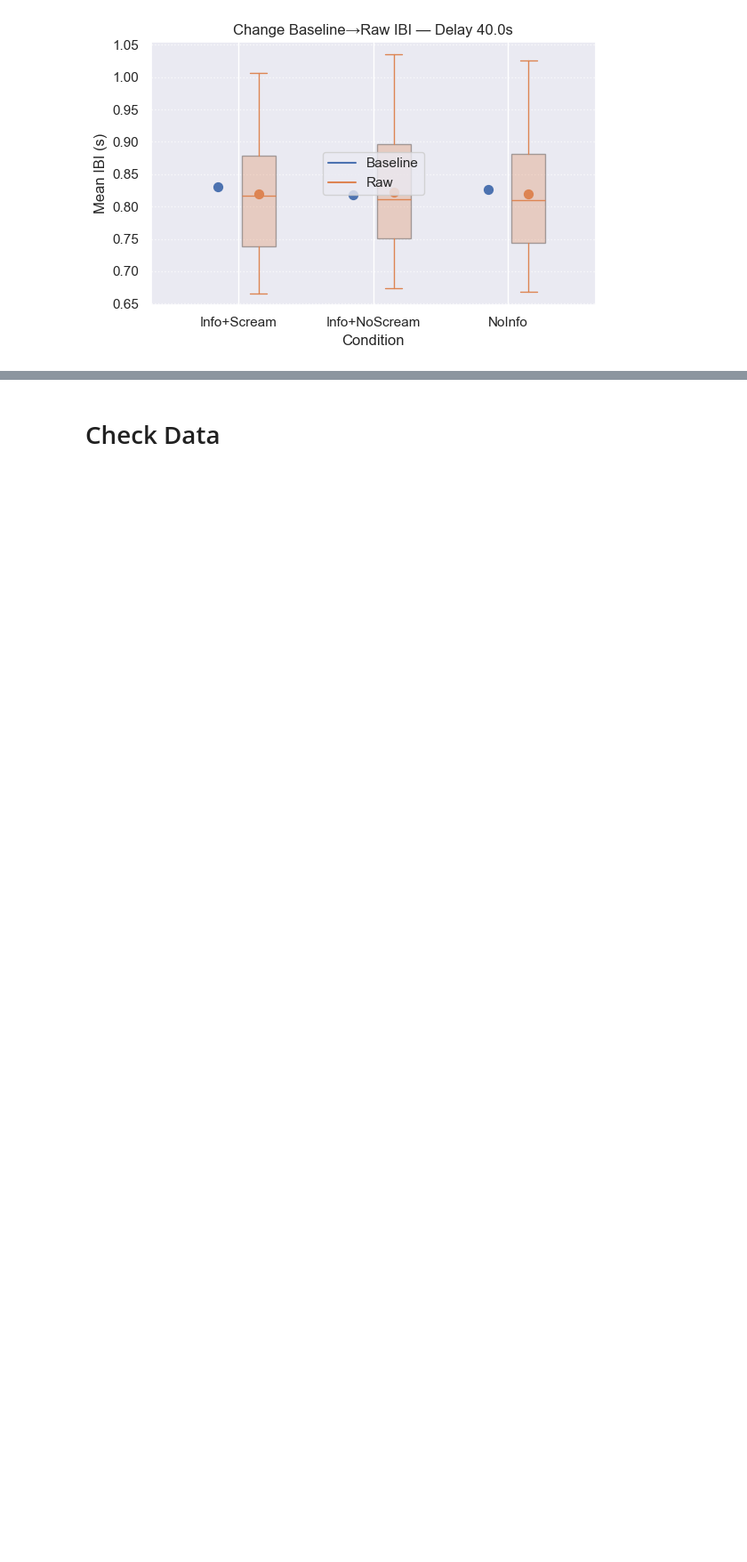
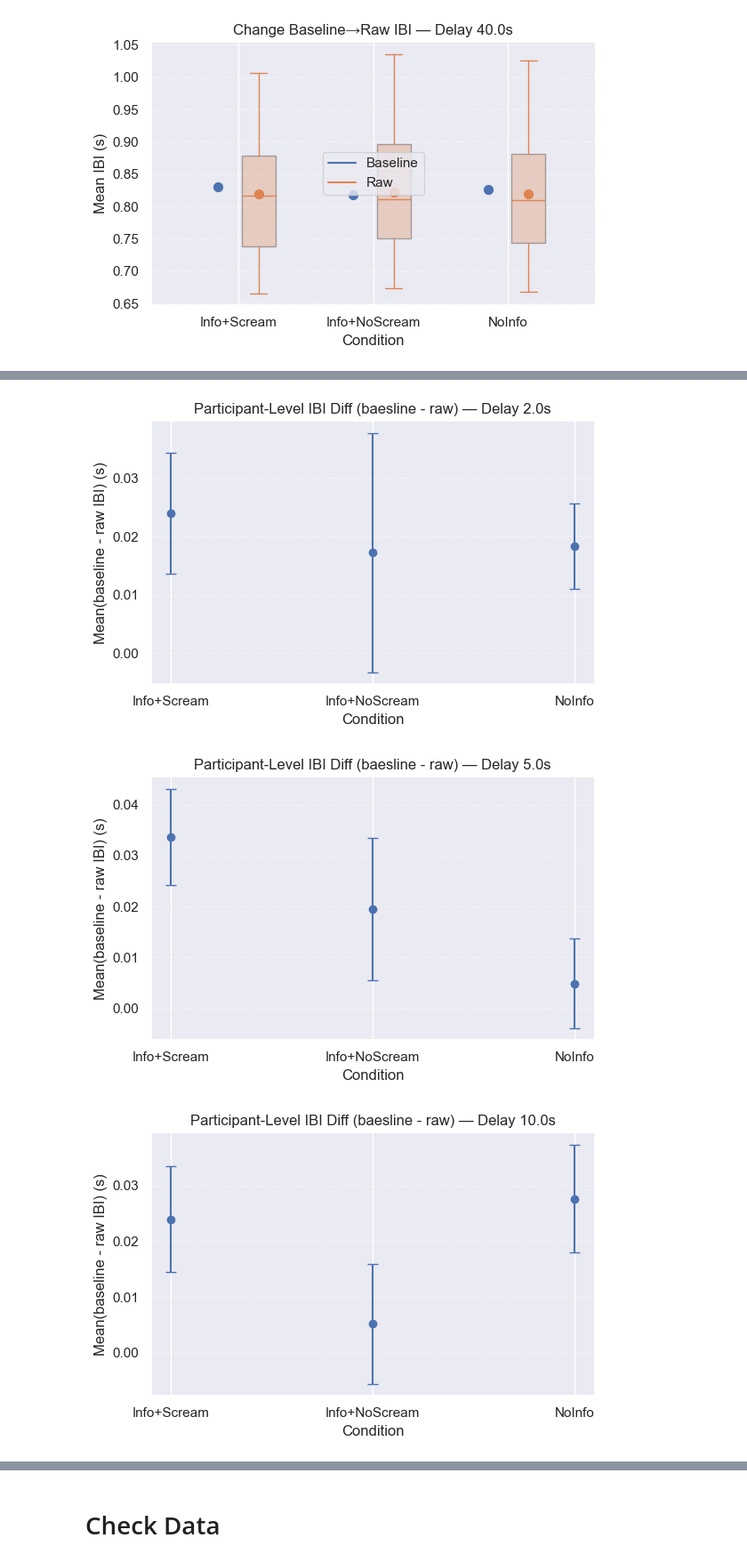
Before and after one commit to stelladongjz/Anticip_EKG_Analysis, a Jupyter notebook: Stella_AvAnt2025_AnalysisEKG_fromPreproc.ipynb, the cells around one changed output, grey strips where cells are left out. Shown at 89% size. Drawn from its saved outputs; the diff is of its cells as text; code cells hidden in the pictures; blank space fills up the shorter version.

Commit message:
Finished checking average values, now need to run stat analysis on effects.

```diff
--- a/Stella_AvAnt2025_AnalysisEKG_fromPreproc.ipynb
+++ b/Stella_AvAnt2025_AnalysisEKG_fromPreproc.ipynb
@@ -245,6 +262,9 @@ def avg_IBI(trial_df,baseline_df):
 
     Returns
     -------
+    trial_df2: DataFrame with columns
+        participant, PART_trial, delay_time, mean_IBI
+        (df with average across trials)
     part_delay_df : DataFrame with columns
         participant, delay_time, mean_IBI
     delay_df : DataFrame with columns
@@ -253,6 +273,7 @@ def avg_IBI(trial_df,baseline_df):
     # 1) compute per‐trial means
     trial_means = []
     for _, row in trial_df.iterrows():
+
         ibis  = row['IBIs']
         times = row['time_norm']
         c, s  = row['cue_norm'], row['stim_norm']
@@ -270,6 +291,7 @@ def avg_IBI(trial_df,baseline_df):
 
         trial_means.append({
             'participant': row['participant'],
+            'PART_trial': row['PART_trial'],
             'delay_time':  row['delay_time'],
             'mean_IBI':    mean_raw
         })
@@ -292,7 +314,7 @@ def avg_IBI(trial_df,baseline_df):
         .mean()
     )
 
-    return part_delay_df, delay_df
+    return trial_df2,part_delay_df, delay_df
 # %%
 import numpy as np
 import matplotlib.pyplot as plt
@@ -459,6 +597,6 @@ processed_all[processed_all['PART_trial']=='130_2_8']
 | 11937224 | P130_Aversive | 0.364807 | 0.736999 | 0 | 0 | 0 | 0 | 0 | 0 | ... |
 2643 rows × 37 columns
 # %%
-part_avg_stimInfo_scream,avg_stimInfo_scream = avg_IBI(stimInfo_scream_ibis,baseline_IBI_stimInfo_scream)
-part_avg_stimInfo_noScream,avg_stimInfo_noScream = avg_IBI(stimInfo_noScream_ibis,baseine_IBI_stimInfo_noScream)
-part_avg_stimNoInfo, avg_stimNoInfo = avg_IBI(stimNoInfo_ibis,baseine_IBI_stimNoInfo)
+trial_avg_stimInfo_scream, part_avg_stimInfo_scream,avg_stimInfo_scream = avg_IBI(stimInfo_scream_ibis,baseline_IBI_stimInfo_scream)
+trial_avg_stimInfo_noScream,part_avg_stimInfo_noScream,avg_stimInfo_noScream = avg_IBI(stimInfo_noScream_ibis,baseine_IBI_stimInfo_noScream)
+trial_avg_stimNoInfo,part_avg_stimNoInfo, avg_stimNoInfo = avg_IBI(stimNoInfo_ibis,baseine_IBI_stimNoInfo)
@@ -694,0 +872,14 @@ summary_ibi
+# %%
+plot_diff_ibi(
+    baseline_IBI_stimInfo_scream,
+    baseine_IBI_stimInfo_noScream,
+    baseine_IBI_stimNoInfo,
+    trial_avg_stimInfo_scream,
+    trial_avg_stimInfo_noScream,
+    trial_avg_stimNoInfo,
+    cond_labels=('Info+Scream','Info+NoScream','NoInfo')
+)
+# %% [output]
+[figure, added]
+[figure, added]
+[figure, added]
```
Also changed, not shown: parts of 17 cells of this notebook.
